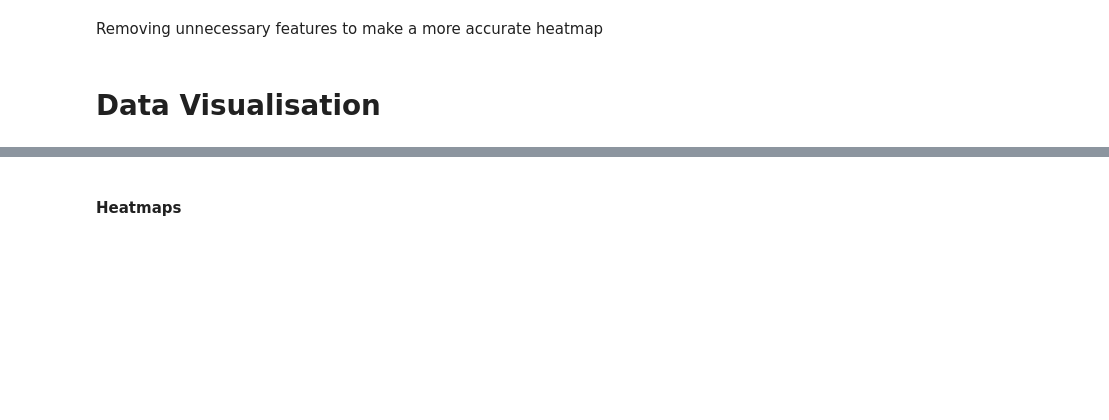
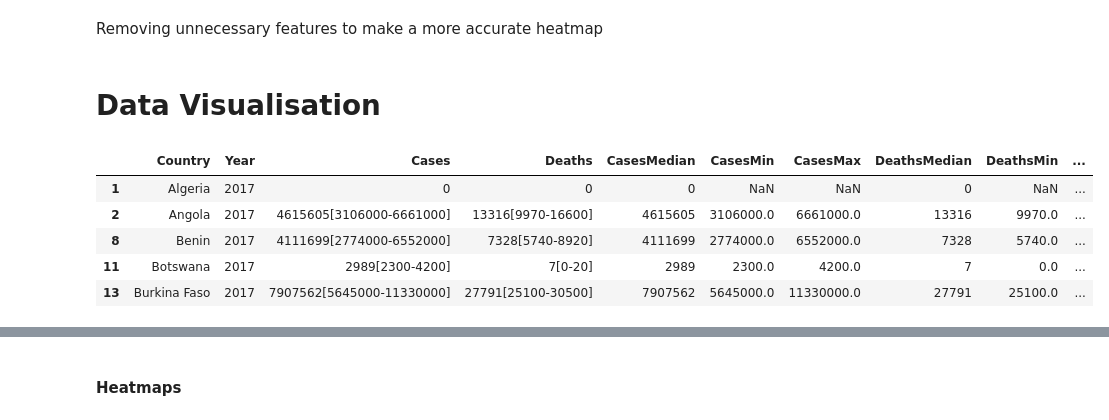
Before and after one commit to Michael-Kneale/COMP2200-Group-Project, a Jupyter notebook: main_report.ipynb, the cells around one changed output, grey strips where cells are left out. Cells and saved outputs as stored; diff of their text form; code cells hidden in the pictures; blank space fills up the shorter version.

```diff
--- a/main_report.ipynb
+++ b/main_report.ipynb
@@ -349,2 +349,12 @@ X_train, X_test, y_train, y_test = train_test_split(malaria[['WHORegion_cat']],
 # %% [markdown]
 # Data Visualisation
+# %%
+malaria_africa = malaria[(malaria.WHORegion == "Africa")]
+malaria_africa.head()
+# %% [output]
+|  | Country | Year | Cases | Deaths | CasesMedian | CasesMin | CasesMax | DeathsMedian | DeathsMin | ... |
+| 1 | Algeria | 2017 | 0 | 0 | 0 | NaN | NaN | 0 | NaN | ... |
+| 2 | Angola | 2017 | 4615605[3106000-6661000] | 13316[9970-16600] | 4615605 | 3106000.0 | 6661000.0 | 13316 | 9970.0 | ... |
+| 8 | Benin | 2017 | 4111699[2774000-6552000] | 7328[5740-8920] | 4111699 | 2774000.0 | 6552000.0 | 7328 | 5740.0 | ... |
+| 11 | Botswana | 2017 | 2989[2300-4200] | 7[0-20] | 2989 | 2300.0 | 4200.0 | 7 | 0.0 | ... |
+| 13 | Burkina Faso | 2017 | 7907562[5645000-11330000] | 27791[25100-30500] | 7907562 | 5645000.0 | 11330000.0 | 27791 | 25100.0 | ... |
```
Also changed, not shown: parts of 9 cells of this notebook.
